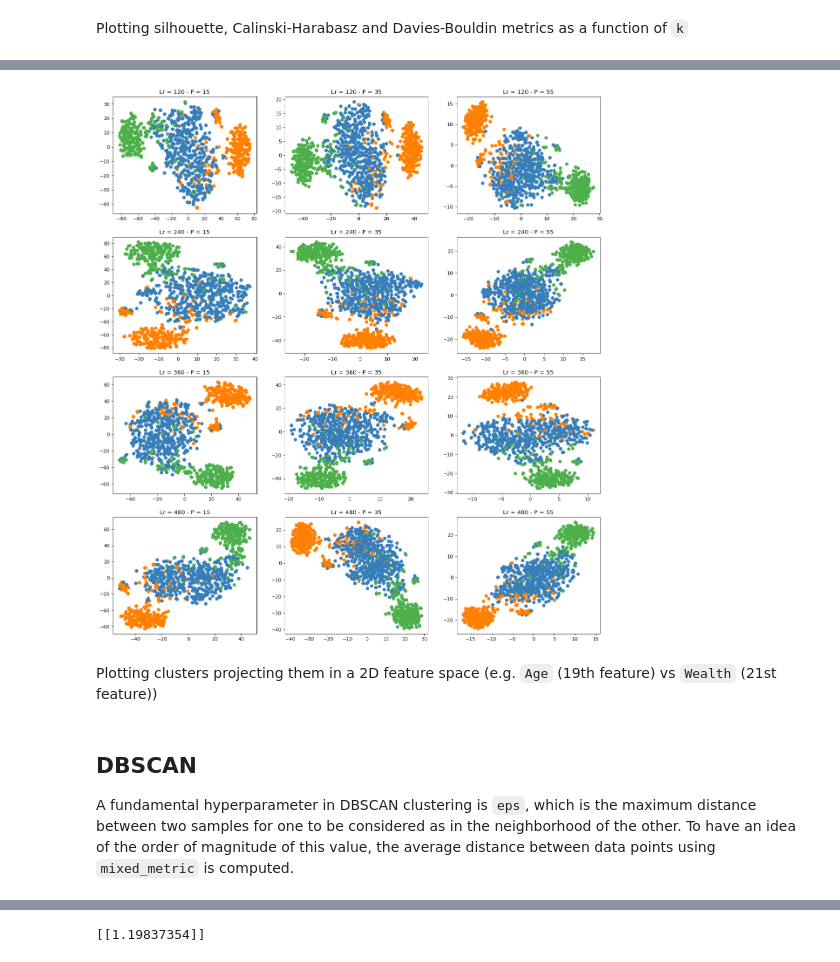
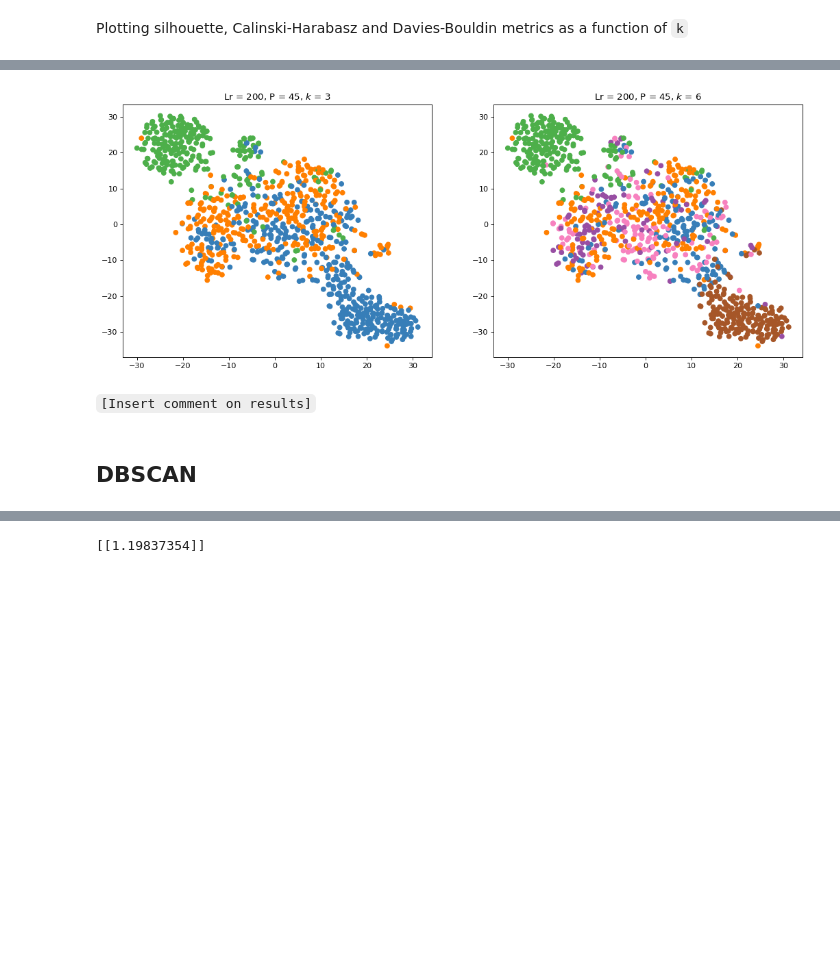
Before and after one commit to VenturelliMatteo/Clients-Clustering, a Jupyter notebook: Clustering.ipynb, the cells around one changed output, grey strips where cells are left out. Saved outputs shown, nothing was run; the diff lists cells and outputs as text; code cells hidden in the pictures; blank space fills up the shorter version.

```diff
--- a/Clustering.ipynb
+++ b/Clustering.ipynb
@@ -251,12 +256,18 @@ from sklearn.metrics import silhouette_score
 from sklearn.metrics import calinski_harabasz_score
 from sklearn.metrics import davies_bouldin_score
 
-k_min = 2
+k_min = 3
 k_max = 10
+
+# defining the vector containing the possible values of k
 k_vector = np.arange(k_min, k_max + 1, 1)
+
+# defining the empty vectors of the scores
 silhouette = np.empty(k_vector.shape)
 ch_score = np.empty(k_vector.shape)
 db_score = np.empty(k_vector.shape)
+
+# for each k value, run the k-medoids algorithm and store the values of the scores
 for k in k_vector:
     kmedoids = KMedoids(n_clusters = k, metric = mixed_distance, random_state = seed).fit(data)
     silhouette[k - k_min] = silhouette_score(data, kmedoids.labels_, metric = mixed_distance, random_state = seed)
@@ -269,17 +280,17 @@ fig, axes = plt.subplots(1, 3, figsize=(18,5), dpi=80)
 ax = axes[0]
 ax.plot(k_vector, silhouette, 'o--', color = '#377eb8')
 ax.set_xlabel('$k$')
-ax.set_ylabel('Silhouette score')
+ax.set_title('Silhouette score')
 
 ax = axes[1]
 ax.plot(k_vector, ch_score, 'o--', color = '#ff7f00')
 ax.set_xlabel('$k$')
-ax.set_ylabel('Calinski-Harabasz score')
+ax.set_title('Calinski-Harabasz score')
 
 ax = axes[2]
 ax.plot(k_vector, db_score, 'o--', color = '#4daf4a')
 ax.set_xlabel('$k$')
-ax.set_ylabel('Davies-Bouldin score')
+ax.set_title('Davies-Bouldin score')
 
 plt.show()
 # %% [output]
@@ -289,37 +305,40 @@ Selecting <code>k=3</code> as the best <code>k</code> for k-medoids (from metric
 # %%
-kmedoids = KMedoids(n_clusters = 3, metric = mixed_distance, random_state = seed).fit(data) # k=3 is the best from previous graph
+# running k-medoids for k = 3 and k = 6
+k_values = [3, 6]
 
-# defining the values for learning rate and perplexity that are going to be tested
-perplexity_vector = np.array([15, 35, 55])
-learning_rate_vector = np.array([120, 240, 360, 480])
+# defining the values for learning rate and perplexity that are going to be used for t-SNE
+perplexity = 45
+learning_rate = 200
 dimensions = 2
 
-# defining the 'colors' list that is going to be used to assign a different color to each data point in the plot
-color_list = ['#377eb8', '#ff7f00', '#4daf4a']
-colors = []
-for i in kmedoids.labels_:
-   colors.append(color_list[i])
+# running t-SNE to have a 2D data representation
+tsne = TSNE(n_components=dimensions,
+            perplexity=perplexity,
+            learning_rate=learning_rate,
+            metric=mixed_distance,
+            random_state=seed)
 
-fig, axes = plt.subplots(4, 3, figsize=(18,20), dpi=80)
-row = 0
-column = 0
+X_tsne = tsne.fit_transform(data)
 
-for learning_rate in learning_rate_vector:
-  for perplexity in perplexity_vector:
-    tsne = TSNE(n_components=dimensions,
-                perplexity=perplexity,
-                learning_rate=learning_rate,
-                metric=mixed_distance,
-                random_state=seed)
-    X_tsne = tsne.fit_transform(data)
-    ax = axes[row][column]
-    ax.scatter(X_tsne[:, 0], X_tsne[:, 1], color=colors)
-    ax.set_title(f'Lr = {learning_rate} - P = {perplexity}')
-    column = column + 1
-    if column % 3 == 0:
-        column = 0
-        row = row + 1
+fig, axes = plt.subplots(1, 2, figsize=(16,6), dpi=80)
+ax_count = 0
+
+for k in k_values:
+
+   kmedoids = KMedoids(n_clusters = k, metric = mixed_distance, random_state = seed).fit(data)
+
+   # defining the 'colors' list that is going to be used to assign a different color to each data point in the plot
+   color_list = ['#377eb8', '#ff7f00', '#4daf4a', "#f781bf", "#a65628", "#984ea3"]
+   colors = []
+   for i in kmedoids.labels_:
+      colors.append(color_list[i])
+
+   # plotting the clusters in t-SNE representation on a subplot for each k
+   ax = axes[ax_count]
+   ax.scatter(X_tsne[:, 0], X_tsne[:, 1], color=colors)
+   ax.set_title(f'Lr = {learning_rate}, P = {perplexity}, $k$ = {k}')
+
+   # updating the counter for the subplot
+   ax_count = ax_count + 1
 # %% [output]
-[figure, old version]
+[figure, new version]
-# %% [markdown]
-Plotting clusters projecting them in a 2D feature space (e.g. <code>Age</code> (19th feature) vs <code>Wealth</code> (21st feature))
@@ -356,3 +345,4 @@ plt.show() """
+# %% [markdown]
+<code>[Insert comment on results]</code>
 # %% [markdown]
 ## DBSCAN
-A fundamental hyperparameter in DBSCAN clustering is <code>eps</code>, which is the maximum distance between two samples for one to be considered as in the neighborhood of the other. To have an idea of the order of magnitude of this value, the average distance between data points using <code>mixed_metric</code> is computed.
```
Also changed, not shown: parts of 17 cells of this notebook.
